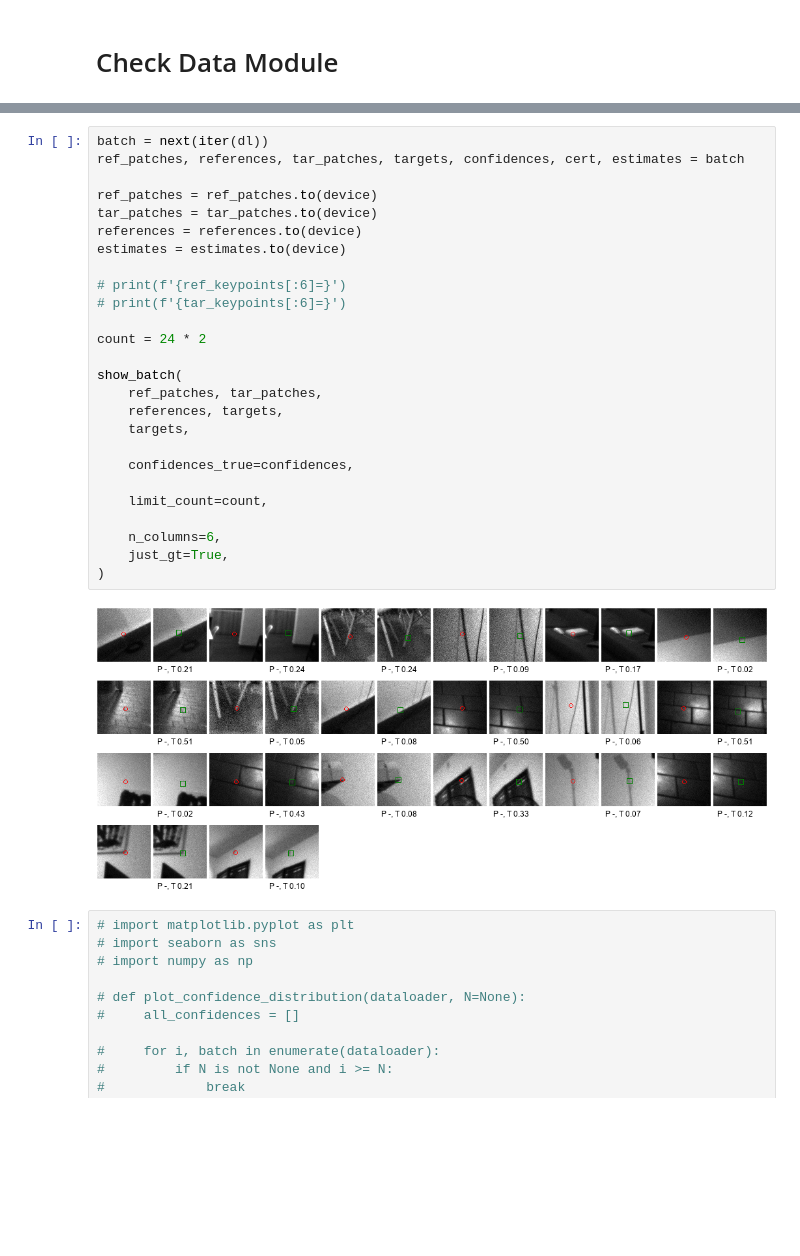
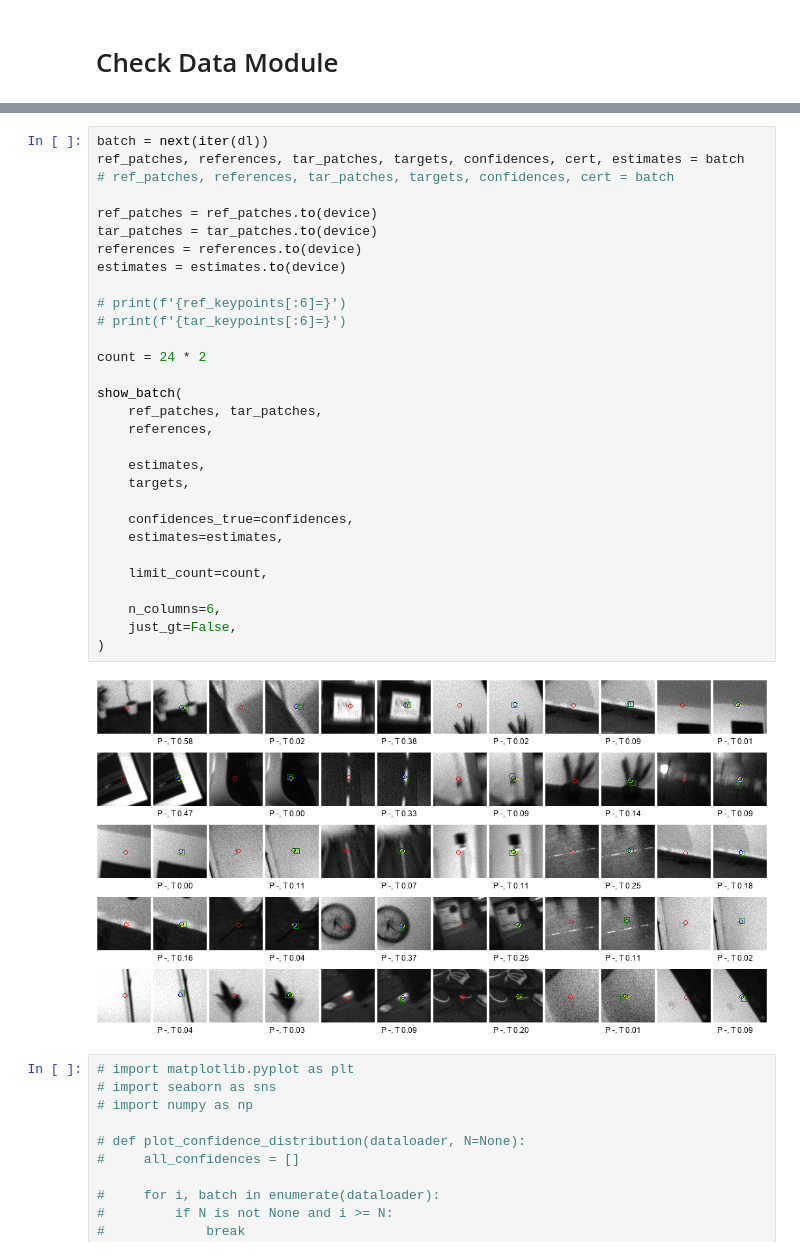
Before and after one commit to pranav-ap/keypoint_matcher, a Jupyter notebook: notebooks/explore_missing.ipynb, the cells around one changed output, grey strips where cells are left out. Cells and saved outputs as stored; diff of their text form; blank space fills up the shorter version.

```diff
--- a/notebooks/explore_missing.ipynb
+++ b/notebooks/explore_missing.ipynb
@@ -42,31 +42,35 @@ INFO     | setup | Validation Dataset  : 392 samples
 # %%
 batch = next(iter(dl))
 ref_patches, references, tar_patches, targets, confidences, cert, estimates = batch
+# ref_patches, references, tar_patches, targets, confidences, cert = batch
 
 ref_patches = ref_patches.to(device)
 tar_patches = tar_patches.to(device)
 references = references.to(device)
 estimates = estimates.to(device)
 
 # print(f'{ref_keypoints[:6]=}')
 # print(f'{tar_keypoints[:6]=}')
 
 count = 24 * 2
 
 show_batch(
     ref_patches, tar_patches,
-    references, targets,
+    references,
+
+    estimates,
     targets,
 
     confidences_true=confidences,
+    estimates=estimates,
 
     limit_count=count,
 
     n_columns=6,
-    just_gt=True,
+    just_gt=False,
 )
 # %% [output]
-[figure, old version]
+[figure, new version]
 # %%
 # import matplotlib.pyplot as plt
 # import seaborn as sns
```
Also changed, not shown: parts of 3 cells of this notebook, 8 other files.
